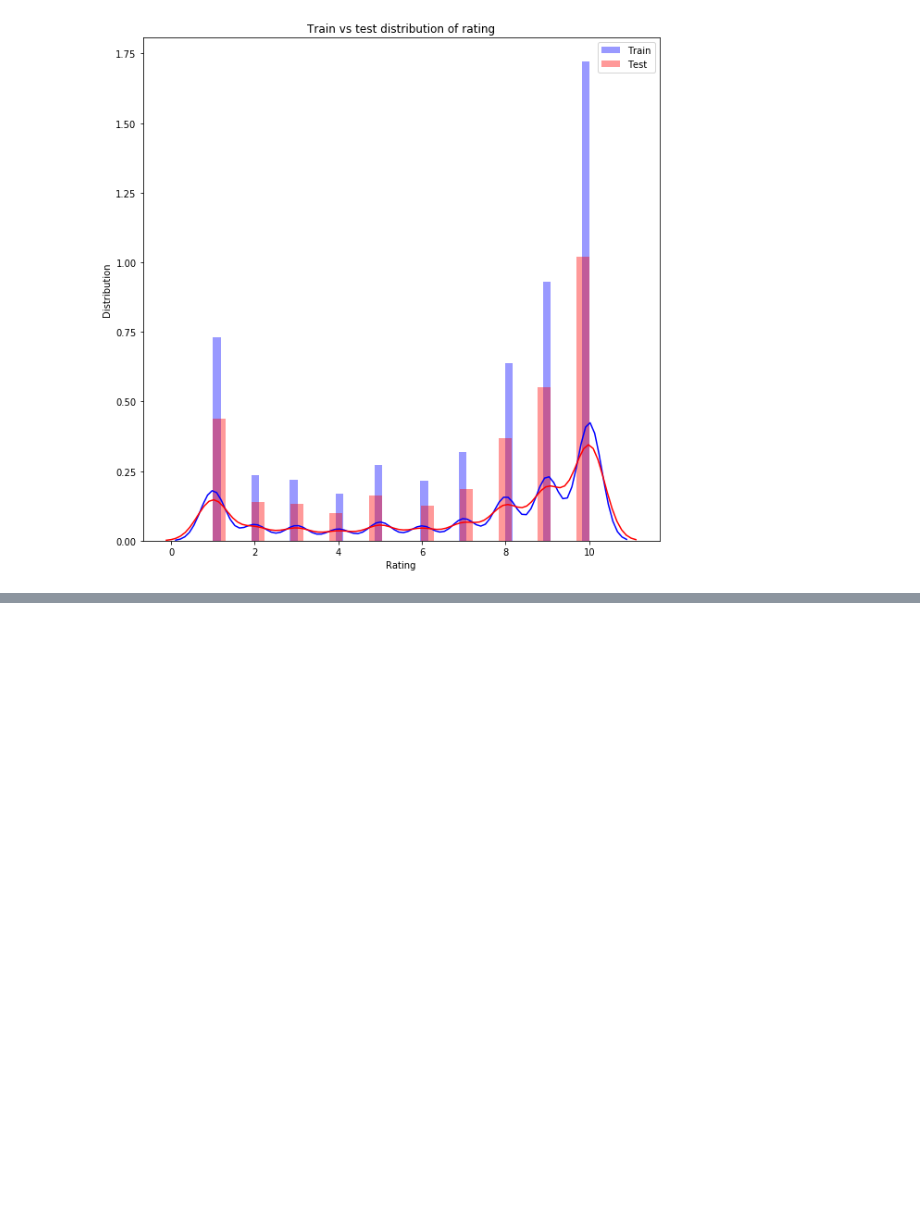
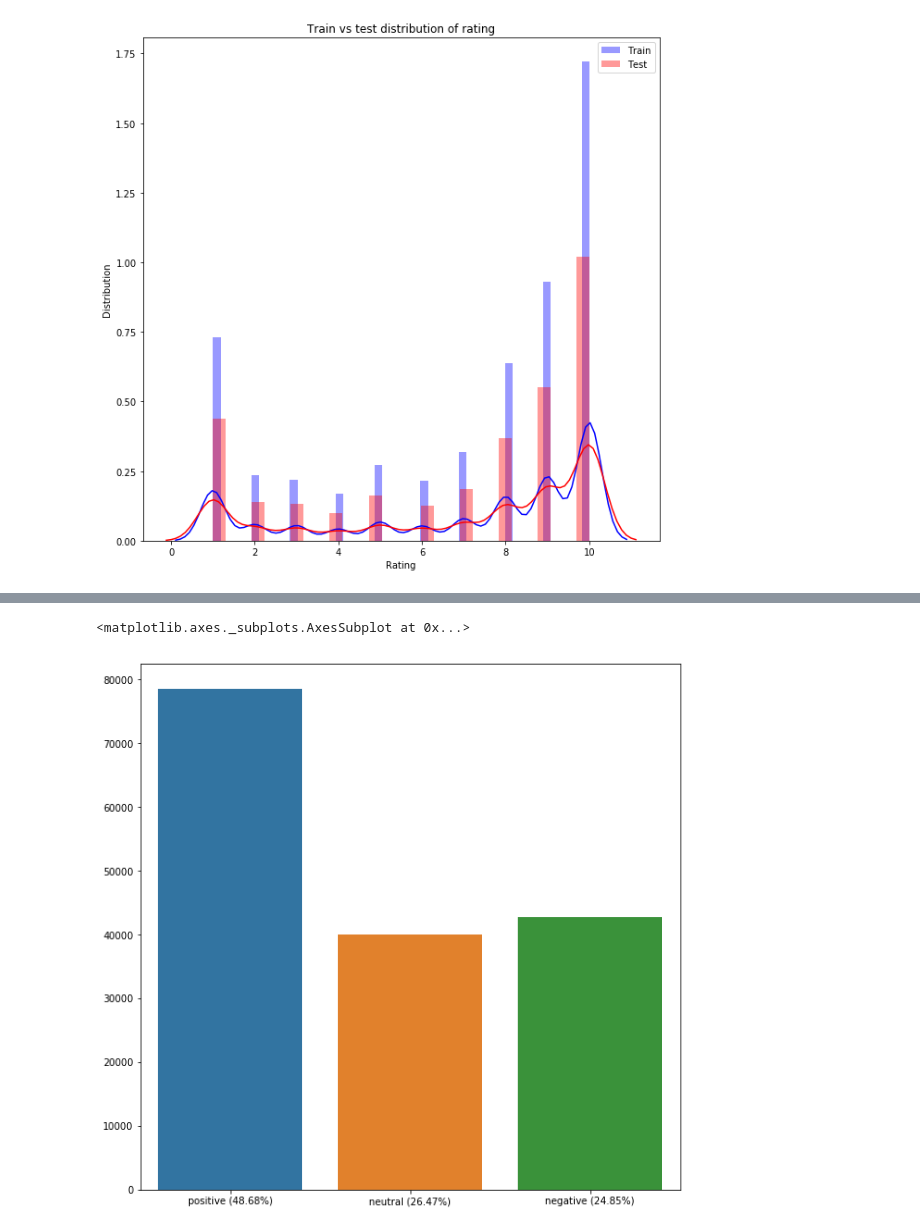
Before and after one commit to tamarakatic/sentiment-analysis-of-drug-reviews, a Jupyter notebook: notebooks/1.0-analysis-of-drugs-reviews.ipynb, the cells around one changed output, grey strips where cells are left out. Drawn from its saved outputs; the diff is of its cells as text; code cells hidden in the pictures; blank space fills up the shorter version.

```diff
--- a/notebooks/1.0-analysis-of-drugs-reviews.ipynb
+++ b/notebooks/1.0-analysis-of-drugs-reviews.ipynb
@@ -129,0 +154,18 @@ plt.show()
+# %%
+def convert_ratings(data):
+    ratings = []
+    for rate in data:
+        if rate <= 4:
+            ratings.append(1)
+        elif rate > 4 and rate < 9 :
+            ratings.append(0)
+        else:
+            ratings.append(2)
+
+    return ratings
+# %%
+new_data_frame['rating'] = convert_ratings(new_data_frame['rating'])
+# %%
+positive = new_data_frame[new_data_frame.iloc[:, 4] == 2]
+negative = new_data_frame[new_data_frame.iloc[:, 4] == 1]
+neutral = new_data_frame[new_data_frame.iloc[:, 4] == 0]
@@ -129,0 +180,10 @@ plt.show()
+# %%
+pos_procent = (len(positive)/len(train.rating)) * 100
+neg_procent = (len(negative)/len(train.rating)) * 100
+neut_procent = (len(neutral)/len(train.rating)) * 100
+
+plt.figure(figsize=(10,10))
+sns.barplot(['positive ({:.2f}%)'.format(pos_procent), 'neutral ({:.2f}%)'.format(neut_procent),'negative ({:.2f}%)'.format(neg_procent)], [len(positive), len(negative), len(neutral)])
+# %% [output]
+<matplotlib.axes._subplots.AxesSubplot at 0x...>
+[figure, added]
```
Also changed, not shown: parts of 20 cells of this notebook.
